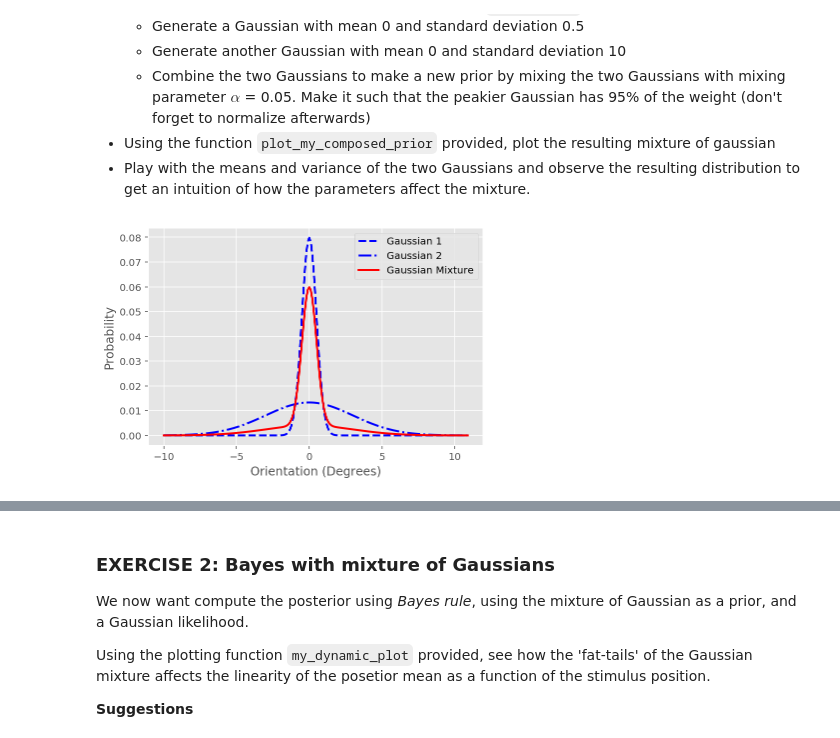
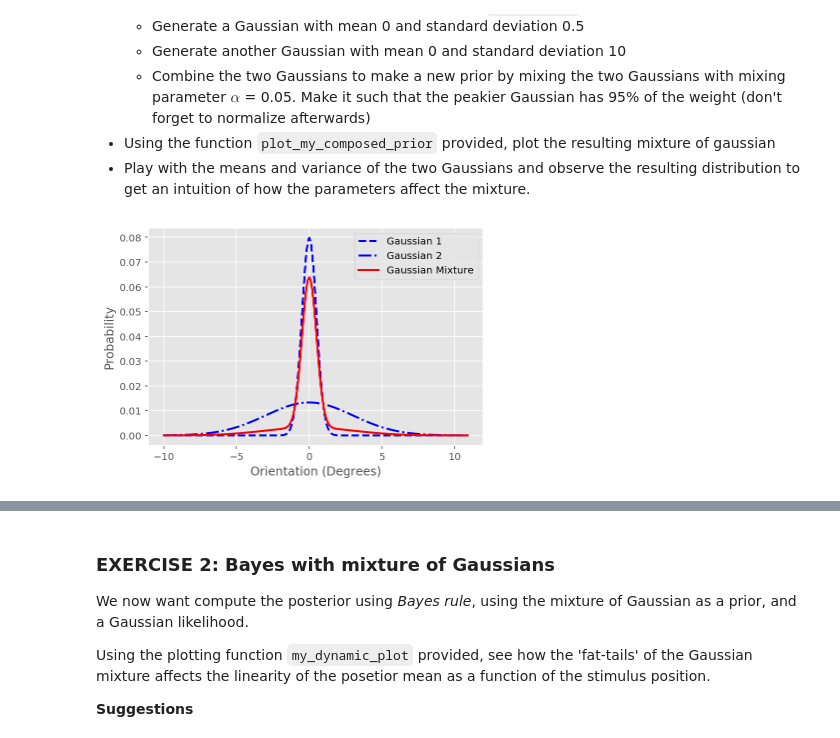
Before and after one commit to hyosubkim/course-content, a Jupyter notebook: tutorials/Bayes/hyo_BayesDay_Tutorial_2.ipynb, the cells around one changed output, grey strips where cells are left out. Drawn from its saved outputs; the diff is of its cells as text; code cells hidden in the pictures.

```diff
--- a/tutorials/Bayes/hyo_BayesDay_Tutorial_2.ipynb
+++ b/tutorials/Bayes/hyo_BayesDay_Tutorial_2.ipynb
@@ -105,38 +105,36 @@ def my_gaussian(x_points, mu, sigma):
     """
     DO NOT EDIT THIS FUNCTION !!!
 
     Returns un-normalized Gaussian estimated at points `x_points`, with parameters `mu` and `sigma`
 
     Args:
       x_points (numpy array of floats) - points at which the gaussian is evaluated
       mu (scalar) - mean of the Gaussian
       sigma (scalar) - standard deviation of the gaussian
     Returns:
       (numpy array of floats): un-normalized Gaussian (i.e. without constant) evaluated at `x`
     """
     return np.exp(-(x_points-mu)**2/(2*sigma**2))
 
 x = np.arange(-10,11,0.1)
 
 ###############################################################################
 ## Insert your code here to:
 ##        Create a Gaussian prior made of two Gaussian
 ##        Both with mean 0 and variance 0.5 and 3 respectively
 ##        Make the combined prior (made of the two Gaussians) by weighing it
 ##        using a mixing parameter alpha = 0.05 such that the peakier Gaussian has
 ##        weight 0.95
 ##        Plot the two Gaussian and the resulting mixture using the function `plot_my_composed_prior`
 ###############################################################################
 prior1 = my_gaussian(x, 0, 0.5)
-prior1 = prior1 / np.sum(prior1)
 prior2 = my_gaussian(x, 0, 3)
-prior2 = prior2 / np.sum(prior2)
-alpha = 0.30
+alpha = 0.05
 combined_prior = (1 - alpha) * prior1 + alpha * prior2
 combined_prior = combined_prior / np.sum(combined_prior)
-plot_my_composed_prior(x, prior1, prior2, combined_prior)
+plot_my_composed_prior(x, prior1 / np.sum(prior1), prior2 / np.sum(prior2), combined_prior)
 # %% [output]
-[figure, old version]
+[figure, new version]
 # %% [markdown]
 <img src="https://github.com/NeuromatchAcademy/course-content/raw/master/tutorials/static/sample_output.png"/>
 
```
Also changed, not shown: parts of 6 cells of this notebook, 4 other files.
